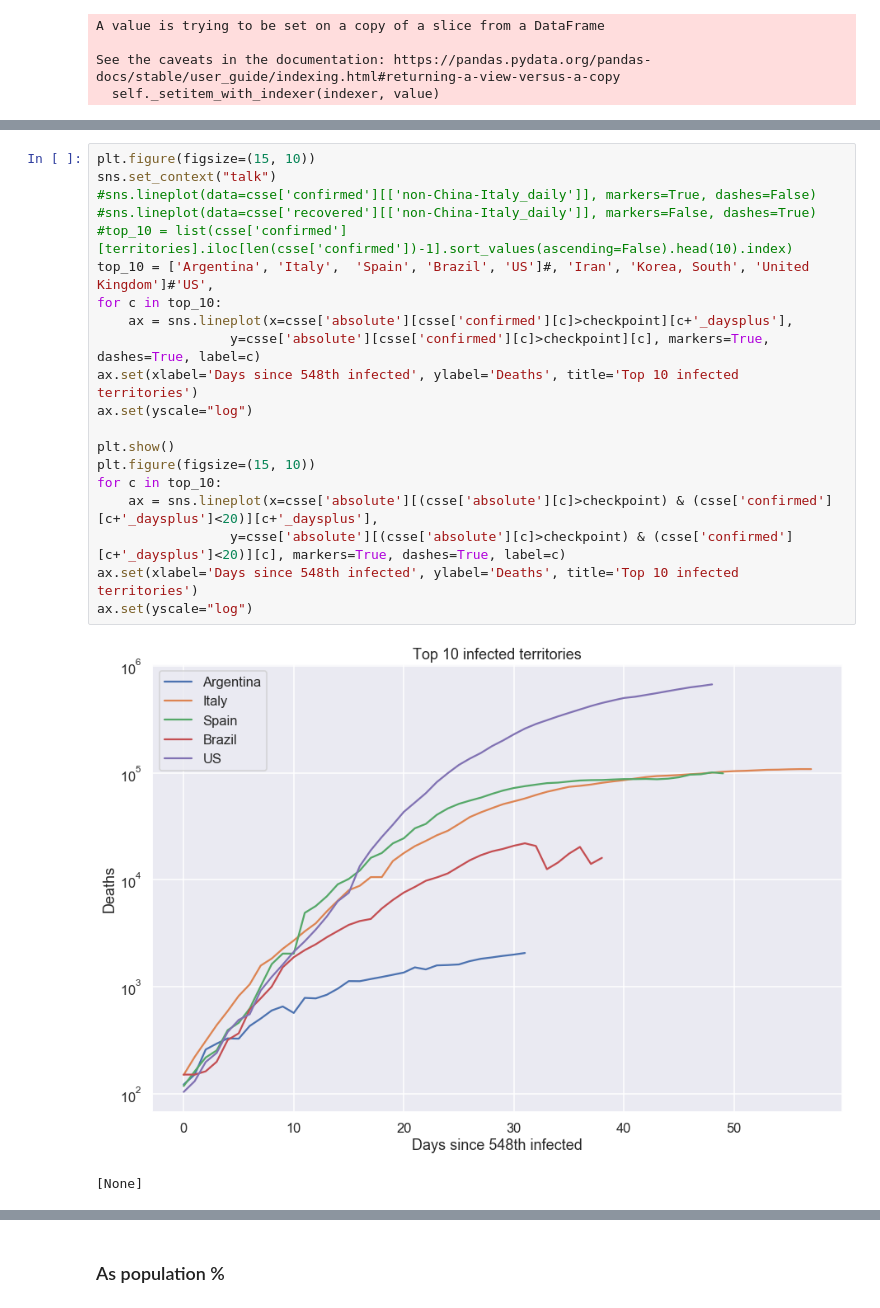
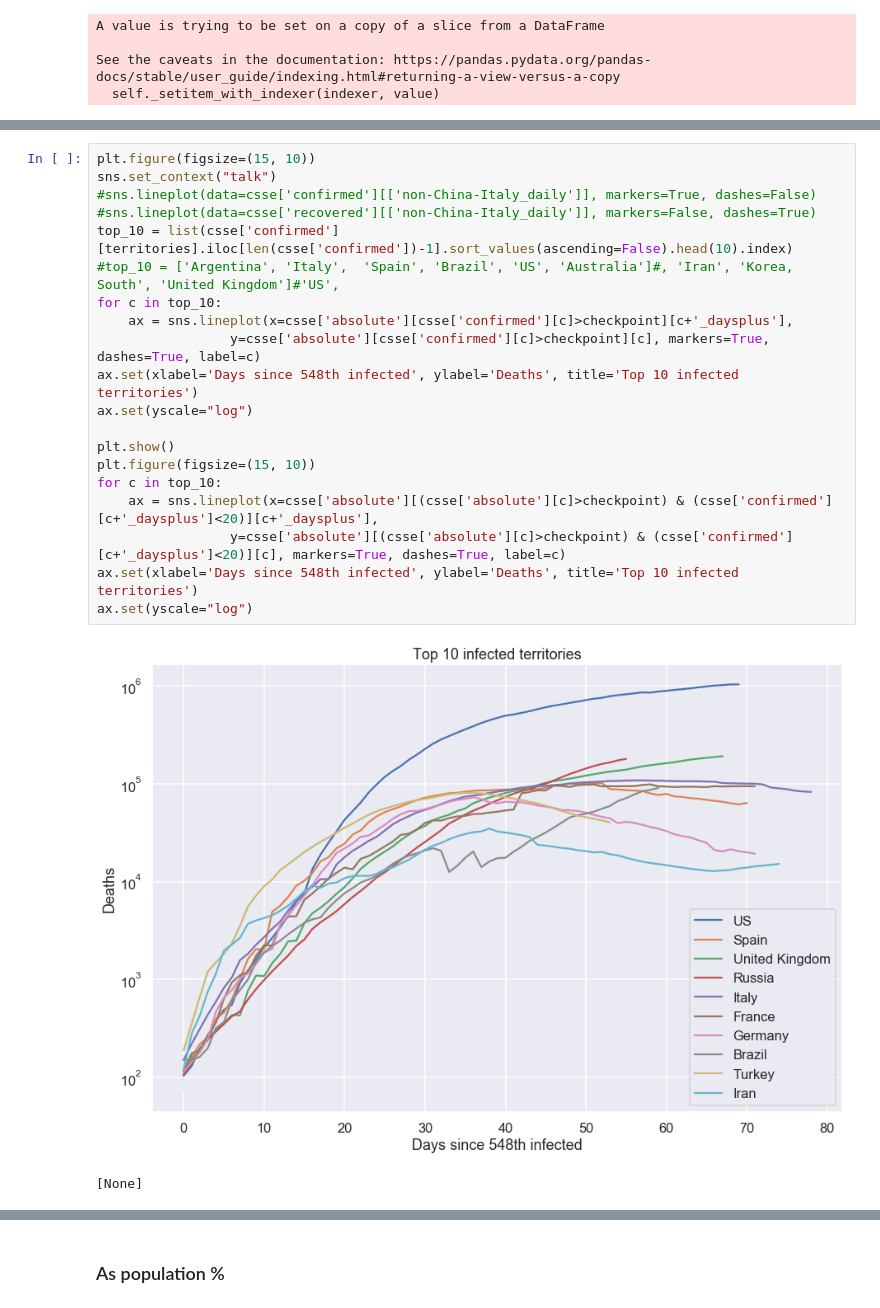
Before and after one commit to bleand/covid-19, a Jupyter notebook: Untitled.ipynb, the cells around one changed output, grey strips where cells are left out. Drawn from its saved outputs; the diff is of its cells as text.

```diff
--- a/Untitled.ipynb
+++ b/Untitled.ipynb
@@ -208,23 +208,23 @@ ax = sns.lineplot(data=csse['ma'][['world']], markers=True, dashes=True, label='
 # %%
 plt.figure(figsize=(15, 10))
 sns.set_context("talk")
 #sns.lineplot(data=csse['confirmed'][['non-China-Italy_daily']], markers=True, dashes=False)
 #sns.lineplot(data=csse['recovered'][['non-China-Italy_daily']], markers=False, dashes=True)
-#top_10 = list(csse['confirmed'][territories].iloc[len(csse['confirmed'])-1].sort_values(ascending=False).head(10).index)
-top_10 = ['Argentina', 'Italy',  'Spain', 'Brazil', 'US']#, 'Iran', 'Korea, South', 'United Kingdom']#'US',
+top_10 = list(csse['confirmed'][territories].iloc[len(csse['confirmed'])-1].sort_values(ascending=False).head(10).index)
+#top_10 = ['Argentina', 'Italy',  'Spain', 'Brazil', 'US', 'Australia']#, 'Iran', 'Korea, South', 'United Kingdom']#'US',
 for c in top_10:
     ax = sns.lineplot(x=csse['absolute'][csse['confirmed'][c]>checkpoint][c+'_daysplus'],
                  y=csse['absolute'][csse['confirmed'][c]>checkpoint][c], markers=True, dashes=True, label=c)
 ax.set(xlabel='Days since 548th infected', ylabel='Deaths', title='Top 10 infected territories')
 ax.set(yscale="log")
 
 plt.show()
 plt.figure(figsize=(15, 10))
 for c in top_10:
     ax = sns.lineplot(x=csse['absolute'][(csse['absolute'][c]>checkpoint) & (csse['confirmed'][c+'_daysplus']<20)][c+'_daysplus'],
                  y=csse['absolute'][(csse['absolute'][c]>checkpoint) & (csse['confirmed'][c+'_daysplus']<20)][c], markers=True, dashes=True, label=c)
 ax.set(xlabel='Days since 548th infected', ylabel='Deaths', title='Top 10 infected territories')
 ax.set(yscale="log")
 # %% [output]
-[figure, old version]
+[figure, new version]
 [None]
```
Also changed, not shown: parts of 12 cells of this notebook.
